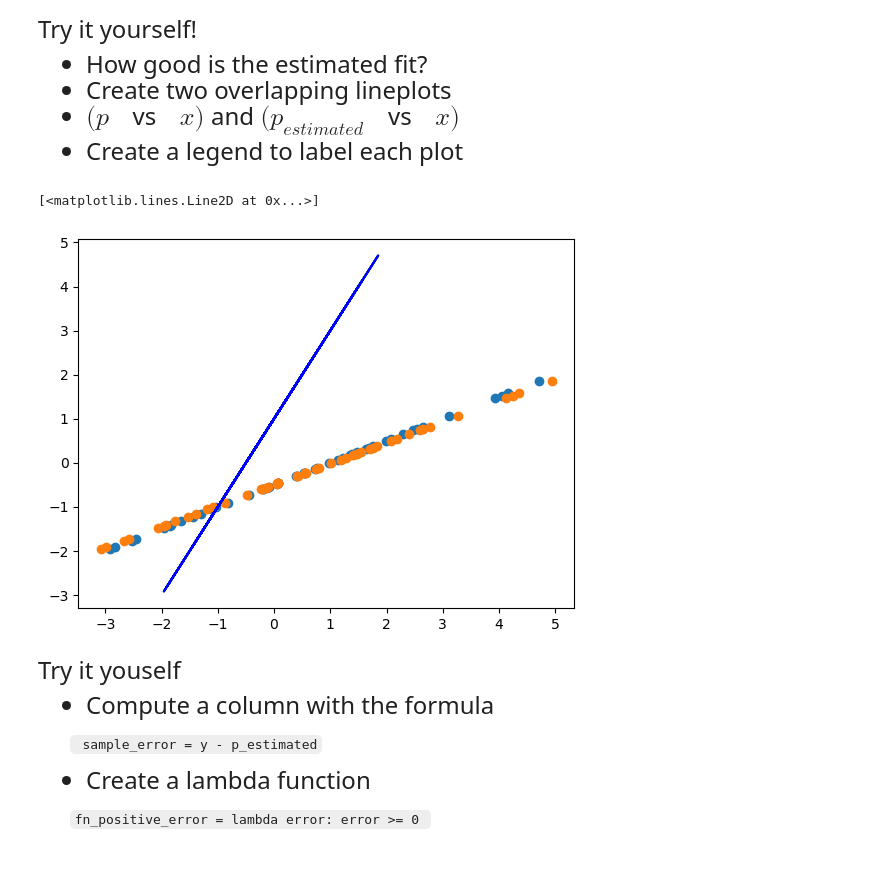
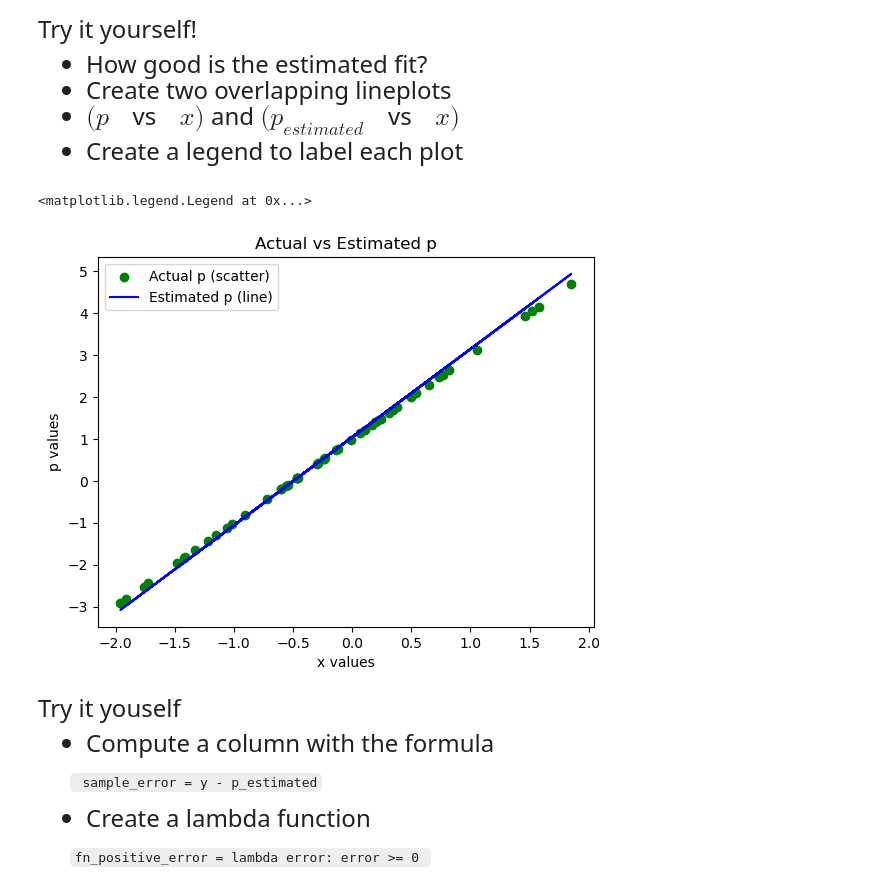
Before and after one commit to StephanieL2027/qtm151spring2025, a Jupyter notebook: lecture_11/lecture_11 - Linear Regression.ipynb, the cells around one changed output. Cells and saved outputs as stored; diff of their text form; code cells hidden in the pictures; blank space fills up the shorter version.

```diff
--- a/lecture_11/lecture_11 - Linear Regression.ipynb
+++ b/lecture_11/lecture_11 - Linear Regression.ipynb
@@ -252,14 +240,23 @@ Try it yourself!
 # %%
 # Write your own code
 
-plt.scatter(x = dataset["p"],y = dataset["x"])
-plt.plot(dataset["x"],dataset["p"], color = 'green')
+plt.scatter(dataset["x"], dataset["p"], color='green', label="Actual p (scatter)")
+# plt.plot(dataset["x"], dataset["p"], color='green', linestyle='dashed', label="Actual p (line)")
 
-plt.scatter(x = dataset["p_estimated"],y = dataset["x"])
-plt.plot(dataset["x"],dataset["p"], color = 'blue')
+# Scatter plot for estimated p vs x
+# plt.scatter(dataset["x"], dataset["p_estimated"], color='blue', label="Estimated p (scatter)")
+plt.plot(dataset["x"], dataset["p_estimated"], color='blue', linestyle='solid', label="Estimated p (line)")
+
+# Labels and title
+plt.xlabel("x values")
+plt.ylabel("p values")
+plt.title("Actual vs Estimated p")
+
+# Legend to distinguish the plots
+plt.legend()
 # %% [output]
-[<matplotlib.lines.Line2D at 0x...>]
+<matplotlib.legend.Legend at 0x...>
-[figure, old version]
+[figure, new version]
 # %% [markdown]
 <font size = "5">
 
```
Also changed, not shown: parts of 5 cells of this notebook.
